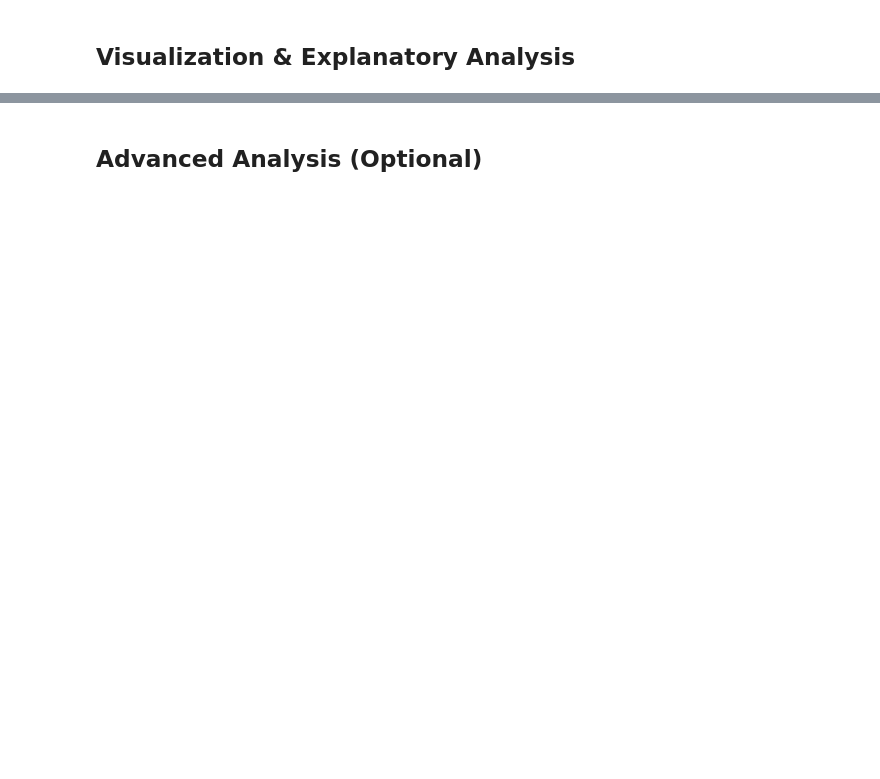
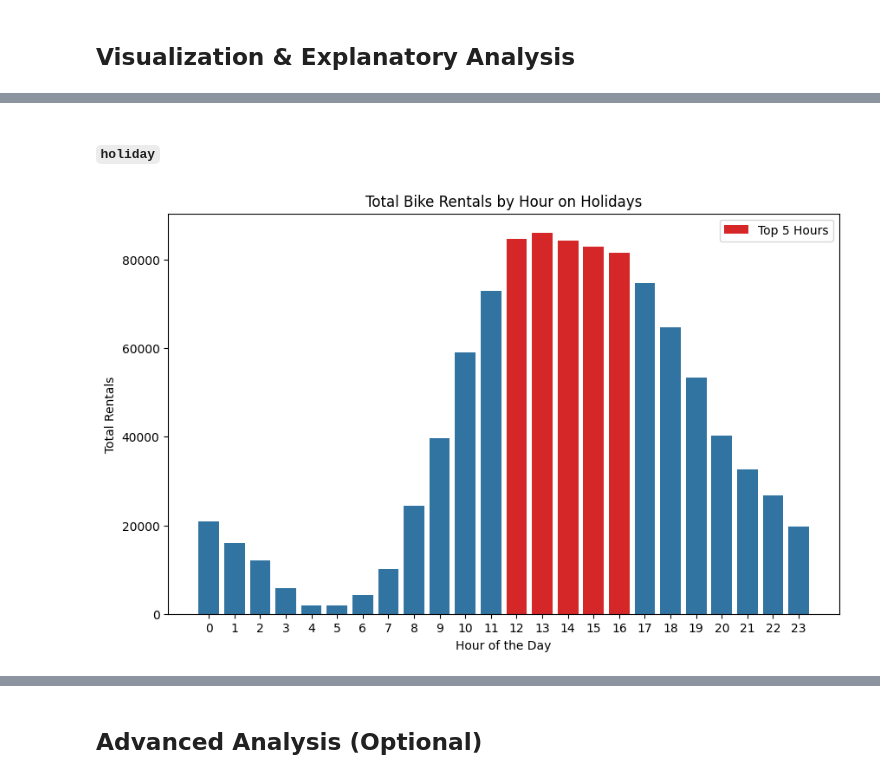
Before and after one commit to ridwaanhall/dicoding-bike-sharing-analysis, a Jupyter notebook: notebook.ipynb, the cells around one changed output, grey strips where cells are left out. Drawn from its saved outputs; the diff is of its cells as text; code cells hidden in the pictures; blank space fills up the shorter version.

```diff
--- a/notebook.ipynb
+++ b/notebook.ipynb
@@ -311,0 +577,10 @@ Several columns were removed as they are not required for the analysis of the de
+# %%
+# Convert 'date' column to datetime
+data_hour["date"] = pd.to_datetime(data_hour["date"])
+
+# Convert specified columns to 'category' data type
+category_columns = ['season', 'year', 'month', 'hour', 'holiday', 'workingday', 'weather']
+data_hour[category_columns] = data_hour[category_columns].astype('category')
+
+# Display the updated DataFrame info
+data_hour.info()
@@ -319,0 +996,11 @@ Several columns were removed as they are not required for the analysis of the de
+# %%
+# Filter data for holidays or non-working days
+filter_holiday = data_hour[(data_hour["holiday"] == 1) | (data_hour["workingday"] == 0)] # yes and holiday
+
+data_hour_holiday = filter_holiday.groupby(by='hour').agg({
+    'total': ['sum', 'max', 'min', 'mean']
+})
+
+data_hour_holiday.columns = data_hour_holiday.columns.droplevel(0)
+data_hour_holiday_sorted = data_hour_holiday.sort_values(by='sum', ascending=False)
+data_hour_holiday_sorted
@@ -329,0 +1166,28 @@ Several columns were removed as they are not required for the analysis of the de
+# %% [markdown]
+##### `holiday`
+# %%
+plot_hour_holiday = filter_holiday.groupby(by='hour').agg({
+    'total': 'sum'
+}).reset_index()
+
+plt.figure(figsize=(10, 6))
+
+top_5_cols = plot_hour_holiday['total'].nlargest(5).index
+
+sns.barplot(
+    data=plot_hour_holiday,
+    x='hour',
+    y='total',
+    color='tab:blue'
+)
+
+for col in top_5_cols:
+    plt.bar(col, plot_hour_holiday.loc[col, 'total'], color='tab:red', label='Top 5 Hours' if col == top_5_cols[0] else "")
+
+plt.title("Total Bike Rentals by Hour on Holidays")
+plt.xlabel('Hour of the Day')
+plt.ylabel('Total Rentals')
+plt.legend()
+plt.show()
+# %% [output]
+[figure, added]
```
Also changed, not shown: parts of 88 cells of this notebook.
